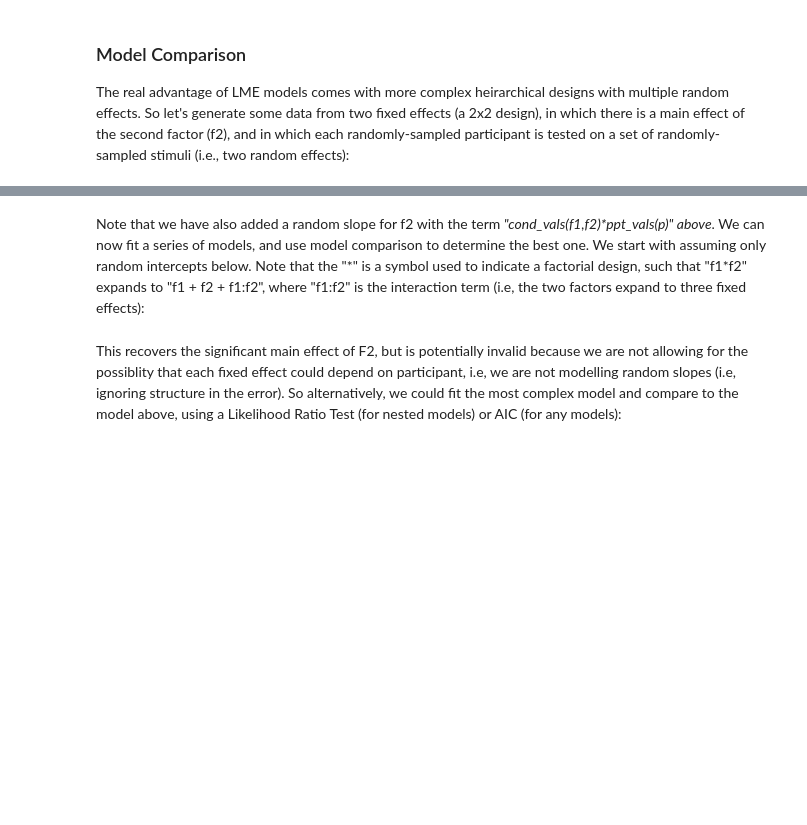
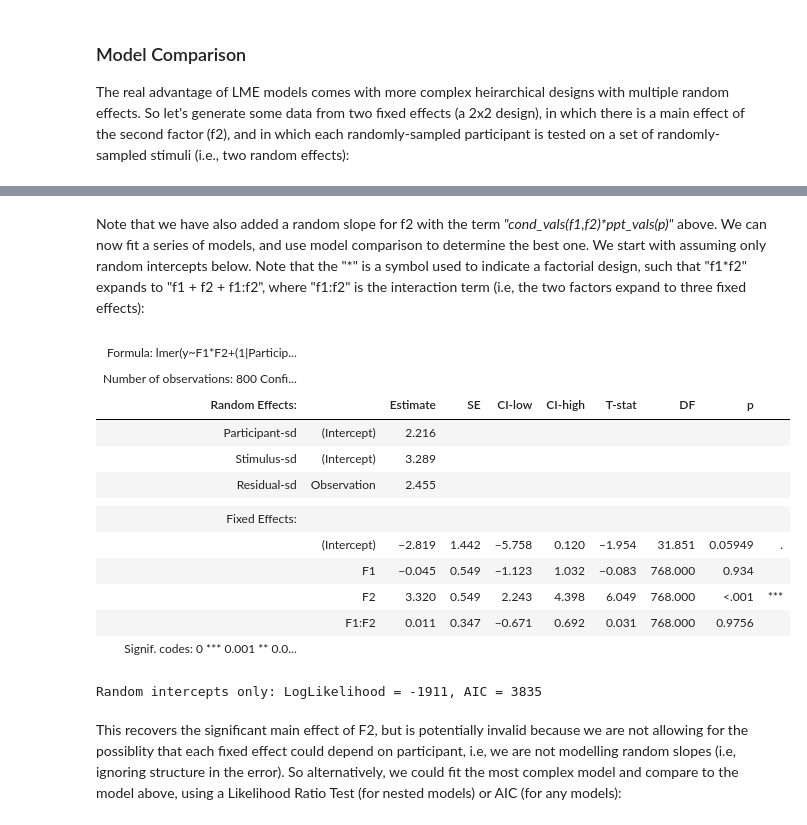
Before and after one commit to RikHenson/Stats4Imaging, a Jupyter notebook: stats4imaging_python_raw.ipynb, the cells around one changed output, grey strips where cells are left out. Drawn from its saved outputs; the diff is of its cells as text; code cells hidden in the pictures; blank space fills up the shorter version.

```diff
--- a/stats4imaging_python_raw.ipynb
+++ b/stats4imaging_python_raw.ipynb
@@ -1779,15 +2041,21 @@ We can then compare the power of LME with WLS and summary statistic approaches a
 from IPython.utils.io import capture_output # to suppress output from each LME fit below
 
 num_samp = int(1e3) # Should be 1e3 to compare to above
+
 with capture_output():
-    pval = np.full((num_samp,1), np.nan)
+    pval = np.full((num_samp, 1), np.nan)
     for s in range(num_samp):
-        tab = pd.DataFrame(samp_vals[:,s], columns=["y"])
-        tab.insert(1, "Participant", part_ID)
-        model = Lmer("y ~ 1 + (1|Participant)", data=tab)
+        tab = pl.DataFrame({
+            "y": samp_vals[:, s],
+            "Participant": part_ID,
+        })
+
+        model = lmer("y ~ 1 + (1|Participant)", data=tab)
         model.fit()
+
         #pval[s] = model.coefs["P-val"].item() # This actually uses Satterthwaite correction to dfs which don't want right now
-        tval = model.coefs["T-stat"].item()
-        pval[s] = T2p_2tails(tval, len(tab)-num_ppt-1)
+        tval = model.result_fit["t_stat"].item()
+        pval[s] = T2p_2tails(tval, len(tab) - num_ppt - 1)
+
 pr = np.sum(pval < alpha) / num_samp
-print(f'Power for LME = {pr:.2f}')
+print(f"Power for LME = {pr:.2f}")
@@ -1878,10 +2184,28 @@ print(tab.head(6))
 # %% [markdown]
-Note that we have also added a random slope for f2 with the term _"cond_vals(f1,f2)*ppt_vals(p)" above_. We can now fit a series of models, and use model comparison to determine the best one. We start with assuming only random intercepts below. Note that the "\*" is a symbol used to indicate a factorial design, such that "f1\*f2" expands to "f1 + f2 + f1:f2", where "f1:f2" is the interaction term (i.e, the two factors expand to three fixed effects):
+Note that we have also added a random slope for f2 with the term _"cond_vals(f1,f2)*ppt_vals(p)"_ above. We can now fit a series of models, and use model comparison to determine the best one. We start with assuming only random intercepts below. Note that the "\*" is a symbol used to indicate a factorial design, such that "f1\*f2" expands to "f1 + f2 + f1:f2", where "f1:f2" is the interaction term (i.e, the two factors expand to three fixed effects):
 # %%
-m1 = Lmer("y ~ F1*F2 + (1|Participant) + (1|Stimulus)", data=tab)
-print(m1.fit())
-l1 = m1.logLike
-print(f'\nRandom intercepts only: LogLikelihood = {l1:.0f}, AIC = {m1.AIC:.0f}')
+m1 = lmer("y ~ F1*F2 + (1|Participant) + (1|Stimulus)", data=tab)
+display(m1.fit(summary=True))
+
+l1 = m1.result_fit_stats["logLik"].item()
+aic1 = m1.result_fit_stats["AIC"].item()
+
+print(f'\nRandom intercepts only: LogLikelihood = {l1:.0f}, AIC = {aic1:.0f}')
+# %% [output]
+| Formula: lmer(y~F1*F2+(1|Particip... |  |  |  |  |  |  |  |  |  |
+| Number of observations: 800 Confi... |  |  |  |  |  |  |  |  |  |
+| Random Effects: |  | Estimate | SE | CI-low | CI-high | T-stat | DF | p |  |
+| Participant-sd | (Intercept) | 2.216 |  |  |  |  |  |  |  |
+| Stimulus-sd | (Intercept) | 3.289 |  |  |  |  |  |  |  |
+| Residual-sd | Observation | 2.455 |  |  |  |  |  |  |  |
+|  |  |  |  |  |  |  |  |  |  |
+| Fixed Effects: |  |  |  |  |  |  |  |  |  |
+|  | (Intercept) | −2.819 | 1.442 | −5.758 | 0.120 | −1.954 | 31.851 | 0.05949 | . |
+|  | F1 | −0.045 | 0.549 | −1.123 | 1.032 | −0.083 | 768.000 | 0.934 |  |
+|  | F2 | 3.320 | 0.549 | 2.243 | 4.398 | 6.049 | 768.000 | <.001 | *** |
+|  | F1:F2 | 0.011 | 0.347 | −0.671 | 0.692 | 0.031 | 768.000 | 0.9756 |  |
+| Signif. codes: 0 *** 0.001 ** 0.0... |  |  |  |  |  |  |  |  |  |
+Random intercepts only: LogLikelihood = -1911, AIC = 3835
 # %% [markdown]
 This recovers the significant main effect of F2, but is potentially invalid because we are not allowing for the possiblity that each fixed effect could depend on participant, i.e, we are not modelling random slopes (i.e, ignoring structure in the error). So alternatively, we could fit the most complex model and compare to the model above, using a Likelihood Ratio Test (for nested models) or AIC (for any models):
 # %%
```
Also changed, not shown: parts of 89 cells of this notebook, 2 other files.
